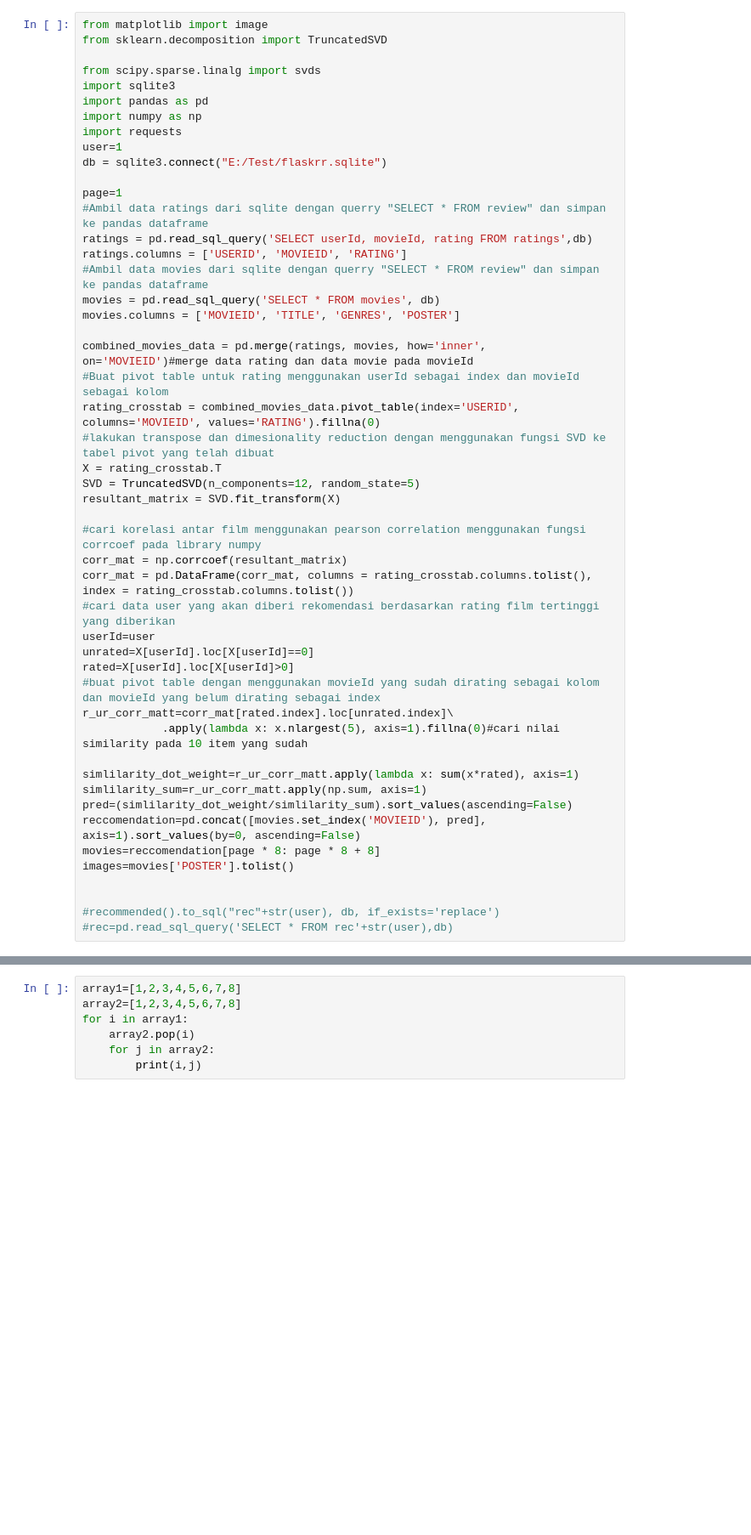
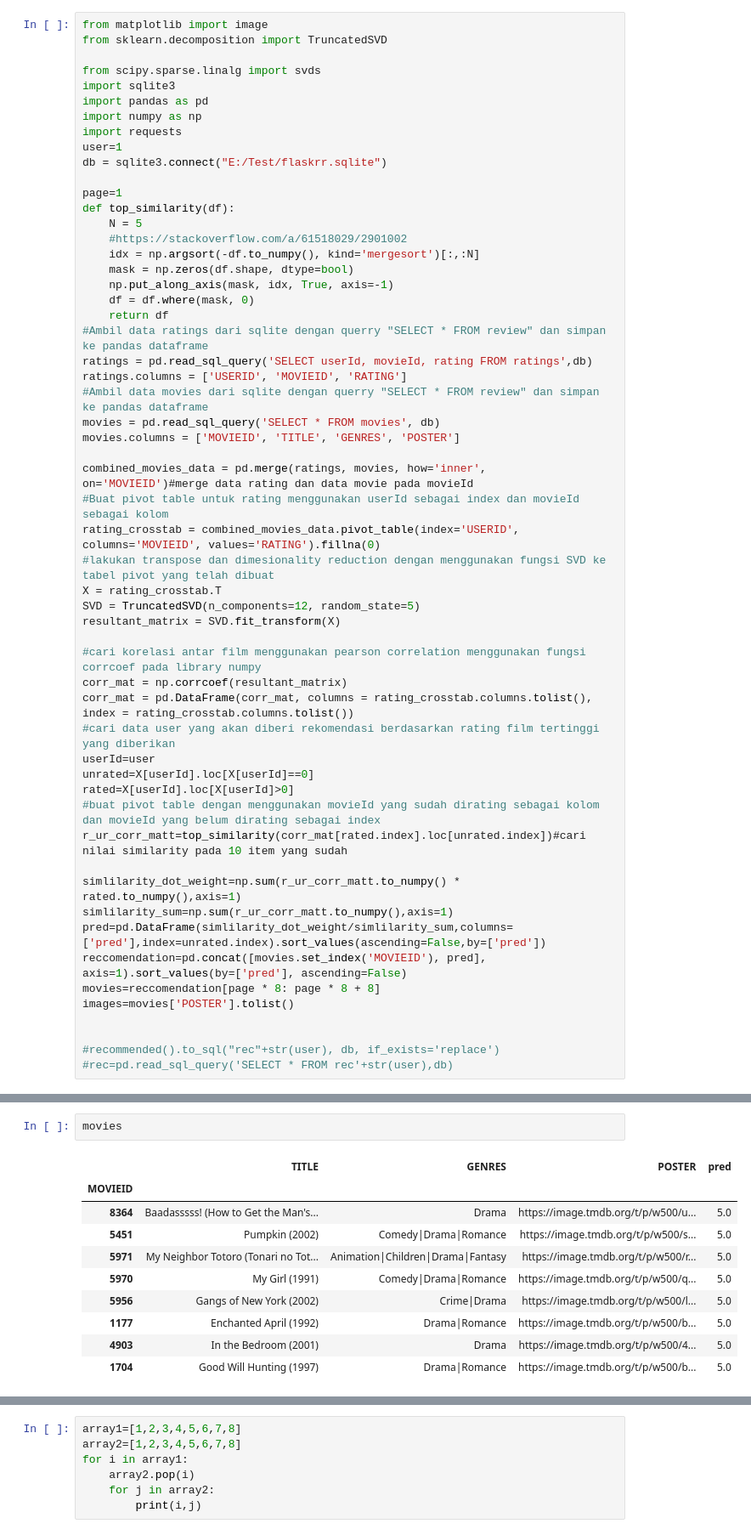
Before and after one commit to nusa1890/Item-Based-Collaborative-filtering-fix, a Jupyter notebook: Untitled-1.ipynb, the cells around one changed output, grey strips where cells are left out. Shown at 85% size. Drawn from its saved outputs; the diff is of its cells as text; blank space fills up the shorter version.

Commit message:
Testing more efficient weighted sum calculation

```diff
--- a/Untitled-1.ipynb
+++ b/Untitled-1.ipynb
@@ -11,6 +11,14 @@ user=1
 db = sqlite3.connect("E:/Test/flaskrr.sqlite")
 
 page=1
+def top_similarity(df):
+    N = 5
+    #https://stackoverflow.com/a/61518029/2901002
+    idx = np.argsort(-df.to_numpy(), kind='mergesort')[:,:N]
+    mask = np.zeros(df.shape, dtype=bool)
+    np.put_along_axis(mask, idx, True, axis=-1)
+    df = df.where(mask, 0)
+    return df
 #Ambil data ratings dari sqlite dengan querry "SELECT * FROM review" dan simpan ke pandas dataframe
 ratings = pd.read_sql_query('SELECT userId, movieId, rating FROM ratings',db)
 ratings.columns = ['USERID', 'MOVIEID', 'RATING']
@@ -34,13 +42,12 @@ userId=user
 unrated=X[userId].loc[X[userId]==0]
 rated=X[userId].loc[X[userId]>0]
 #buat pivot table dengan menggunakan movieId yang sudah dirating sebagai kolom dan movieId yang belum dirating sebagai index
-r_ur_corr_matt=corr_mat[rated.index].loc[unrated.index]\
-            .apply(lambda x: x.nlargest(5), axis=1).fillna(0)#cari nilai similarity pada 10 item yang sudah
+r_ur_corr_matt=top_similarity(corr_mat[rated.index].loc[unrated.index])#cari nilai similarity pada 10 item yang sudah
 
-simlilarity_dot_weight=r_ur_corr_matt.apply(lambda x: sum(x*rated), axis=1)
-simlilarity_sum=r_ur_corr_matt.apply(np.sum, axis=1)
-pred=(simlilarity_dot_weight/simlilarity_sum).sort_values(ascending=False)
-reccomendation=pd.concat([movies.set_index('MOVIEID'), pred], axis=1).sort_values(by=0, ascending=False)
+simlilarity_dot_weight=np.sum(r_ur_corr_matt.to_numpy() * rated.to_numpy(),axis=1)
+simlilarity_sum=np.sum(r_ur_corr_matt.to_numpy(),axis=1)
+pred=pd.DataFrame(simlilarity_dot_weight/simlilarity_sum,columns=['pred'],index=unrated.index).sort_values(ascending=False,by=['pred'])
+reccomendation=pd.concat([movies.set_index('MOVIEID'), pred], axis=1).sort_values(by=['pred'], ascending=False)
 movies=reccomendation[page * 8: page * 8 + 8]
 images=movies['POSTER'].tolist()
 
@@ -66,0 +57,13 @@ r_ur_corr_matt
+# %%
+movies
+# %% [output]
+|  | TITLE | GENRES | POSTER | pred |
+| MOVIEID |  |  |  |  |
+| 8364 | Baadasssss! (How to Get the Man's... | Drama | https://image.tmdb.org/t/p/w500/u... | 5.0 |
+| 5451 | Pumpkin (2002) | Comedy|Drama|Romance | https://image.tmdb.org/t/p/w500/s... | 5.0 |
+| 5971 | My Neighbor Totoro (Tonari no Tot... | Animation|Children|Drama|Fantasy | https://image.tmdb.org/t/p/w500/r... | 5.0 |
+| 5970 | My Girl (1991) | Comedy|Drama|Romance | https://image.tmdb.org/t/p/w500/q... | 5.0 |
+| 5956 | Gangs of New York (2002) | Crime|Drama | https://image.tmdb.org/t/p/w500/l... | 5.0 |
+| 1177 | Enchanted April (1992) | Drama|Romance | https://image.tmdb.org/t/p/w500/b... | 5.0 |
+| 4903 | In the Bedroom (2001) | Drama | https://image.tmdb.org/t/p/w500/4... | 5.0 |
+| 1704 | Good Will Hunting (1997) | Drama|Romance | https://image.tmdb.org/t/p/w500/b... | 5.0 |
```
Also changed, not shown: parts of 18 cells of this notebook.
